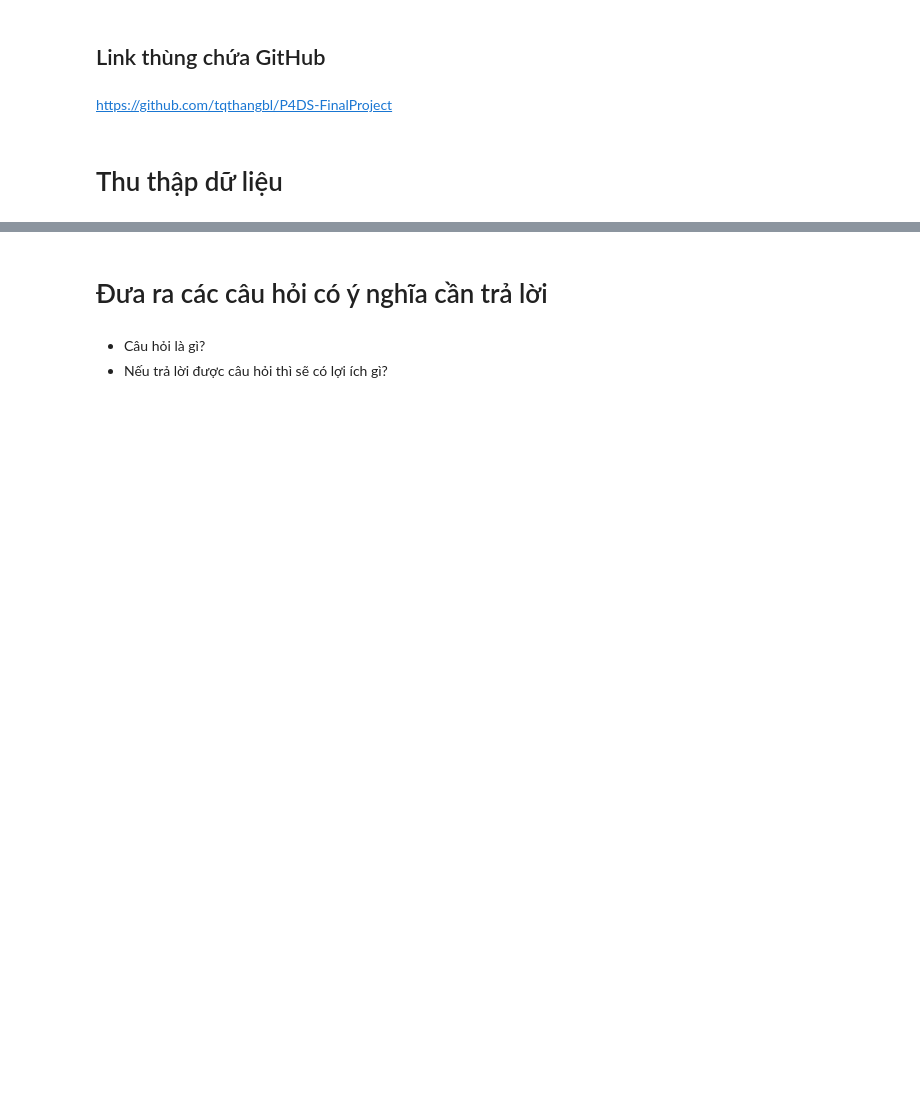
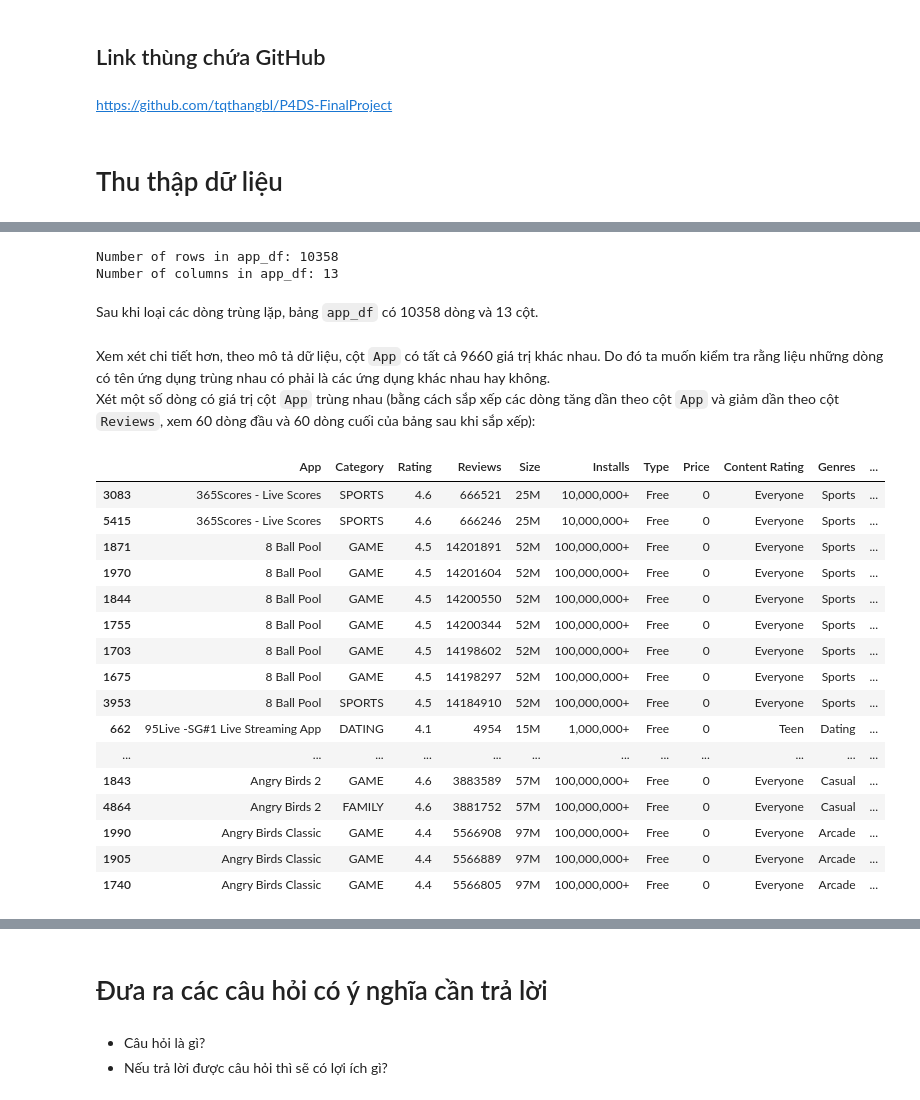
Before and after one commit to tqthangbl/P4DS-FinalProject, a Jupyter notebook: notebook.ipynb, the cells around one changed output, grey strips where cells are left out. Drawn from its saved outputs; the diff is of its cells as text; code cells hidden in the pictures; blank space fills up the shorter version.

Commit message:
Preprocessing and exploring googleplaystore.csv

```diff
--- a/notebook.ipynb
+++ b/notebook.ipynb
@@ -39,0 +42,3 @@ các giá trị được phân bố như thế nào?
+# %%
+app_df = pd.read_csv('Data/googleplaystore.csv')
+app_df
@@ -39,0 +98,5 @@ các giá trị được phân bố như thế nào?
+# %%
+try:
+    app_df['Reviews'] = app_df['Reviews'].astype(int)
+except Exception as e:
+    print(e)
@@ -39,0 +114,19 @@ các giá trị được phân bố như thế nào?
+# %%
+index_change_row = app_df.loc[app_df['Reviews'] == '3.0M'].index
+
+app_df.loc[index_change_row] = \
+    'Life Made WI-Fi Touchscreen Photo Frame',\
+    np.nan,\
+    1.9,\
+    '19',\
+    '3.0M',\
+    '1,000+',\
+    'Free',\
+    '0',\
+    'Everyone',\
+    np.nan,\
+    'February 11, 2018',\
+    '1.0.19',\
+    '4.0 and up'
+
+app_df.loc[index_change_row]
@@ -39,0 +146,3 @@ các giá trị được phân bố như thế nào?
+# %%
+app_df = app_df.drop_duplicates()
+app_df
@@ -39,0 +163,31 @@ các giá trị được phân bố như thế nào?
+# %%
+get_app_df_shape()
+# %% [output]
+Number of rows in app_df: 10358
+Number of columns in app_df: 13
+# %% [markdown]
+Sau khi loại các dòng trùng lặp, bảng `app_df` có 10358 dòng và 13 cột.
+# %% [markdown]
+Xem xét chi tiết hơn, theo mô tả dữ liệu, cột `App` có tất cả 9660 giá trị khác nhau. Do đó ta muốn kiểm tra rằng liệu những dòng có tên ứng dụng trùng nhau có phải là các ứng dụng khác nhau hay không.\
+Xét một số dòng có giá trị cột `App` trùng nhau (bằng cách sắp xếp các dòng tăng dần theo cột `App` và giảm dần theo cột `Reviews`, xem 60 dòng đầu và 60 dòng cuối của bảng sau khi sắp xếp):
+# %%
+app_df[app_df.duplicated(subset='App', keep=False)]\
+.sort_values(['App', 'Reviews'], ascending=[True, False]).head(60)
+# %% [output]
+|  | App | Category | Rating | Reviews | Size | Installs | Type | Price | Content Rating | Genres | ... |
+| 3083 | 365Scores - Live Scores | SPORTS | 4.6 | 666521 | 25M | 10,000,000+ | Free | 0 | Everyone | Sports | ... |
+| 5415 | 365Scores - Live Scores | SPORTS | 4.6 | 666246 | 25M | 10,000,000+ | Free | 0 | Everyone | Sports | ... |
+| 1871 | 8 Ball Pool | GAME | 4.5 | 14201891 | 52M | 100,000,000+ | Free | 0 | Everyone | Sports | ... |
+| 1970 | 8 Ball Pool | GAME | 4.5 | 14201604 | 52M | 100,000,000+ | Free | 0 | Everyone | Sports | ... |
+| 1844 | 8 Ball Pool | GAME | 4.5 | 14200550 | 52M | 100,000,000+ | Free | 0 | Everyone | Sports | ... |
+| 1755 | 8 Ball Pool | GAME | 4.5 | 14200344 | 52M | 100,000,000+ | Free | 0 | Everyone | Sports | ... |
+| 1703 | 8 Ball Pool | GAME | 4.5 | 14198602 | 52M | 100,000,000+ | Free | 0 | Everyone | Sports | ... |
+| 1675 | 8 Ball Pool | GAME | 4.5 | 14198297 | 52M | 100,000,000+ | Free | 0 | Everyone | Sports | ... |
+| 3953 | 8 Ball Pool | SPORTS | 4.5 | 14184910 | 52M | 100,000,000+ | Free | 0 | Everyone | Sports | ... |
+| 662 | 95Live -SG#1 Live Streaming App | DATING | 4.1 | 4954 | 15M | 1,000,000+ | Free | 0 | Teen | Dating | ... |
+| ... | ... | ... | ... | ... | ... | ... | ... | ... | ... | ... | ... |
+| 1843 | Angry Birds 2 | GAME | 4.6 | 3883589 | 57M | 100,000,000+ | Free | 0 | Everyone | Casual | ... |
+| 4864 | Angry Birds 2 | FAMILY | 4.6 | 3881752 | 57M | 100,000,000+ | Free | 0 | Everyone | Casual | ... |
+| 1990 | Angry Birds Classic | GAME | 4.4 | 5566908 | 97M | 100,000,000+ | Free | 0 | Everyone | Arcade | ... |
+| 1905 | Angry Birds Classic | GAME | 4.4 | 5566889 | 97M | 100,000,000+ | Free | 0 | Everyone | Arcade | ... |
+| 1740 | Angry Birds Classic | GAME | 4.4 | 5566805 | 97M | 100,000,000+ | Free | 0 | Everyone | Arcade | ... |
```
Also changed, not shown: parts of 85 cells of this notebook.
